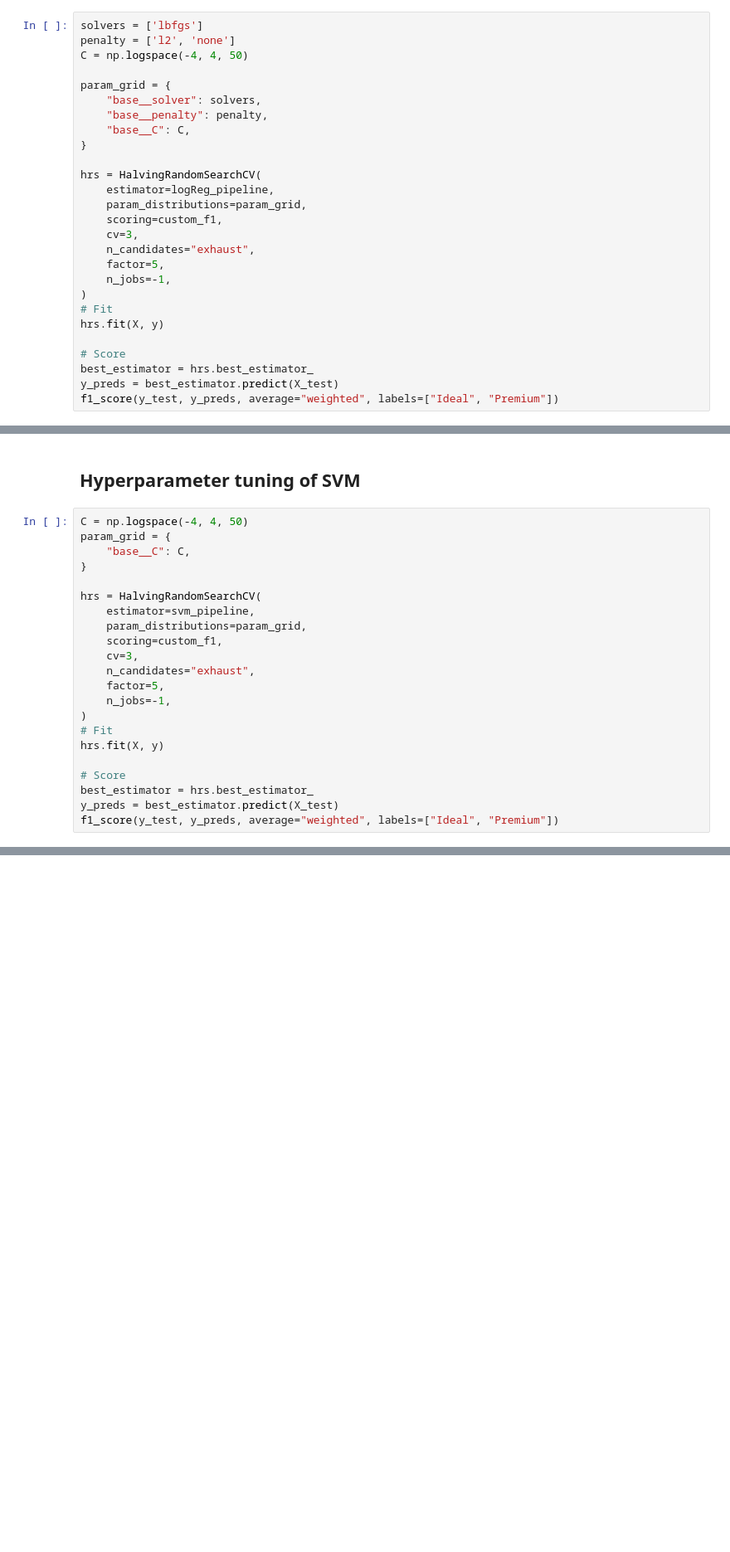
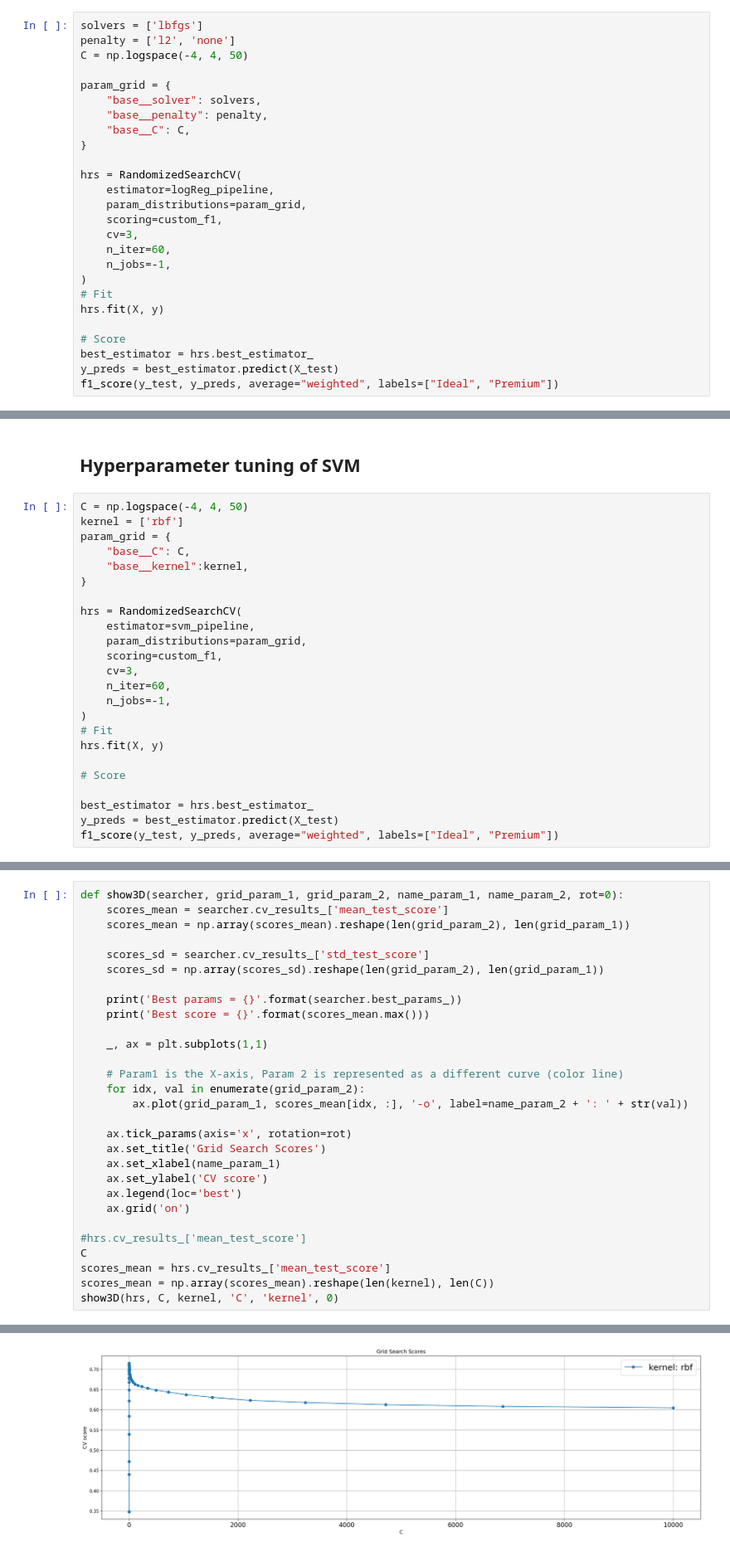
Before and after one commit to SrPhoenix/TAA_project1, a Jupyter notebook: Diamonds Project.ipynb, the cells around one changed output, grey strips where cells are left out. Shown: that part at 83% size. Cells and saved outputs as stored; diff of their text form; blank space fills up the shorter version.

Commit message:
We have graphs for models, need to run for every model plus tables comparing stuff

```diff
--- a/Diamonds Project.ipynb
+++ b/Diamonds Project.ipynb
@@ -576,13 +566,12 @@ param_grid = {
     "base__C": C,
 }
 
-hrs = HalvingRandomSearchCV(
+hrs = RandomizedSearchCV(
     estimator=logReg_pipeline,
     param_distributions=param_grid,
     scoring=custom_f1,
     cv=3,
-    n_candidates="exhaust",
-    factor=5,
+    n_iter=60,
     n_jobs=-1,
 )
 # Fit
@@ -598,23 +587,25 @@ f1_score(y_test, y_preds, average="weighted", labels=["Ideal", "Premium"])
 ## Hyperparameter tuning of SVM
 # %%
 C = np.logspace(-4, 4, 50)
+kernel = ['rbf']
 param_grid = {
     "base__C": C,
+    "base__kernel":kernel,
 }
 
-hrs = HalvingRandomSearchCV(
+hrs = RandomizedSearchCV(
     estimator=svm_pipeline,
     param_distributions=param_grid,
     scoring=custom_f1,
     cv=3,
-    n_candidates="exhaust",
-    factor=5,
+    n_iter=60,
     n_jobs=-1,
 )
 # Fit
 hrs.fit(X, y)
 
 # Score
+
 best_estimator = hrs.best_estimator_
 y_preds = best_estimator.predict(X_test)
 f1_score(y_test, y_preds, average="weighted", labels=["Ideal", "Premium"])
@@ -622,0 +654,30 @@ f1_score(y_test, y_preds, average="weighted", labels=["Ideal", "Premium"])
+# %%
+def show3D(searcher, grid_param_1, grid_param_2, name_param_1, name_param_2, rot=0):
+    scores_mean = searcher.cv_results_['mean_test_score']
+    scores_mean = np.array(scores_mean).reshape(len(grid_param_2), len(grid_param_1))
+
+    scores_sd = searcher.cv_results_['std_test_score']
+    scores_sd = np.array(scores_sd).reshape(len(grid_param_2), len(grid_param_1))
+
+    print('Best params = {}'.format(searcher.best_params_))
+    print('Best score = {}'.format(scores_mean.max()))
+
+    _, ax = plt.subplots(1,1)
+
+    # Param1 is the X-axis, Param 2 is represented as a different curve (color line)
+    for idx, val in enumerate(grid_param_2):
+        ax.plot(grid_param_1, scores_mean[idx, :], '-o', label=name_param_2 + ': ' + str(val))
+
+    ax.tick_params(axis='x', rotation=rot)
+    ax.set_title('Grid Search Scores')
+    ax.set_xlabel(name_param_1)
+    ax.set_ylabel('CV score')
+    ax.legend(loc='best')
+    ax.grid('on')
+
+#hrs.cv_results_['mean_test_score']
+C
+scores_mean = hrs.cv_results_['mean_test_score']
+scores_mean = np.array(scores_mean).reshape(len(kernel), len(C))
+show3D(hrs, C, kernel, 'C', 'kernel', 0)
+# %% [output]
@@ -623,3 +686,4 @@ f1_score(y_test, y_preds, average="weighted", labels=["Ideal", "Premium"])
+[figure, added]
 # %% [markdown]
 ## Todo
 Daqui de baixo do tuning falta me meter codigo dos graficos mas penso que encontrei aqui nestes links :
```
Also changed, not shown: parts of 10 cells of this notebook.
